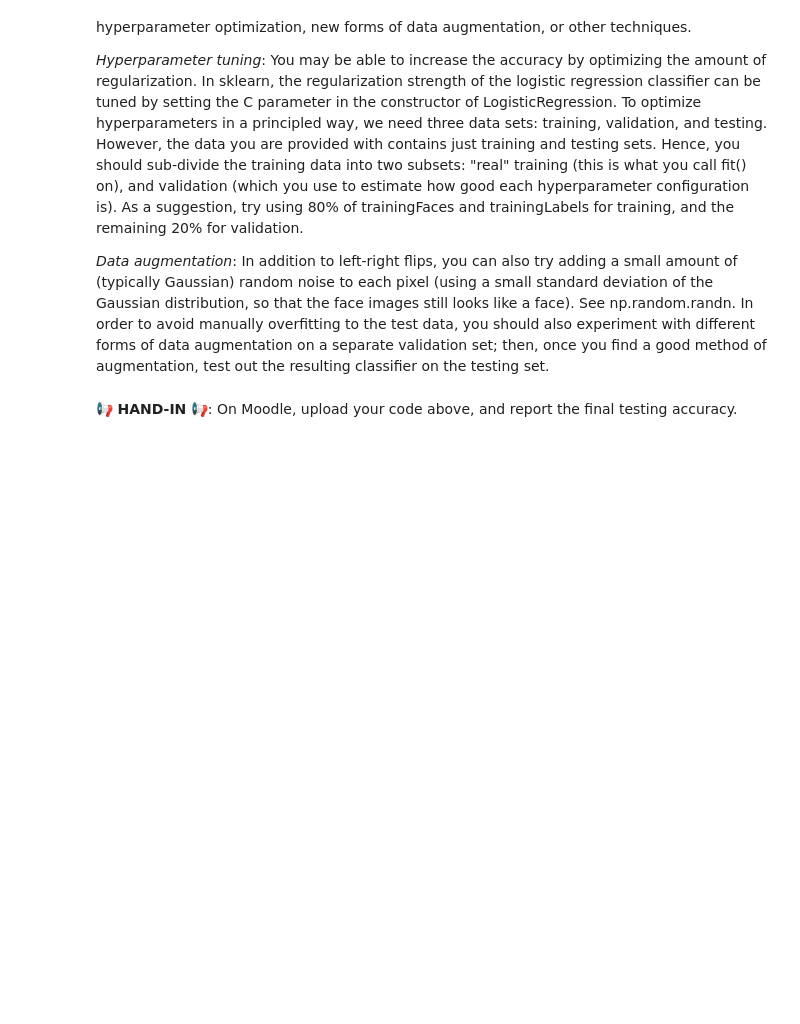
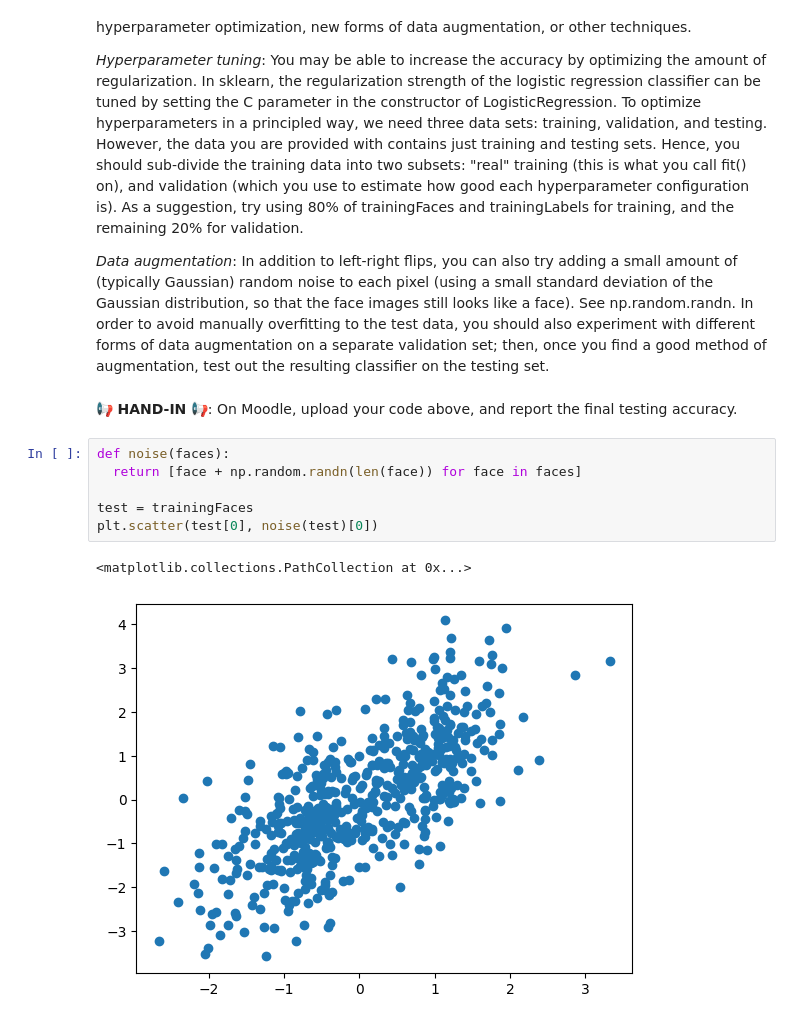
Before and after one commit to Avvvvvvie/MLDM, a Jupyter notebook: week4/L04_Logistic_Regression.ipynb, the cells around one changed output. Drawn from its saved outputs; the diff is of its cells as text; blank space fills up the shorter version.

```diff
--- a/week4/L04_Logistic_Regression.ipynb
+++ b/week4/L04_Logistic_Regression.ipynb
@@ -261,3 +261,12 @@ Now that you've trained a logistic regression classifier on this task, see how f
 # %% [markdown]
 📢 **HAND-IN** 📢:
 On Moodle, upload your code above, and report the final testing accuracy.
+# %%
+def noise(faces):
+  return [face + np.random.randn(len(face)) for face in faces]
+
+test = trainingFaces
+plt.scatter(test[0], noise(test)[0])
+# %% [output]
+<matplotlib.collections.PathCollection at 0x...>
+[figure, added]
```
Also changed, not shown: parts of 2 cells of this notebook.
